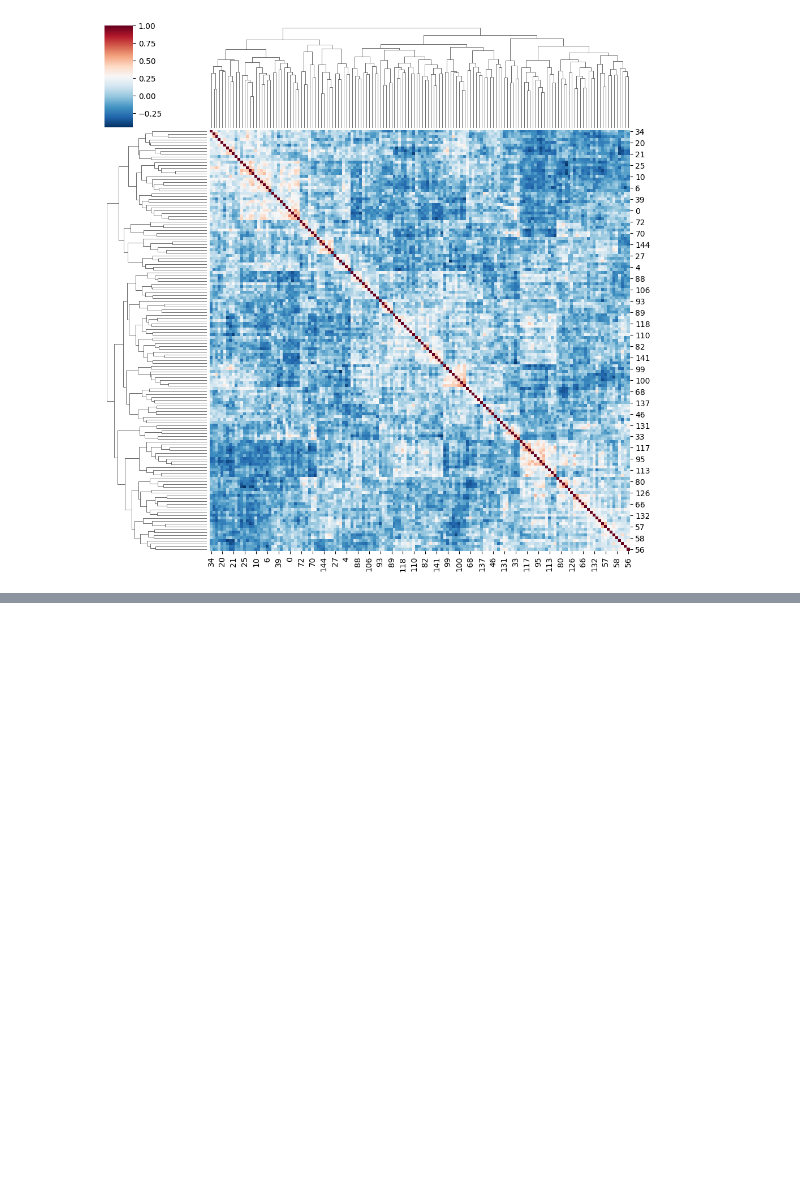
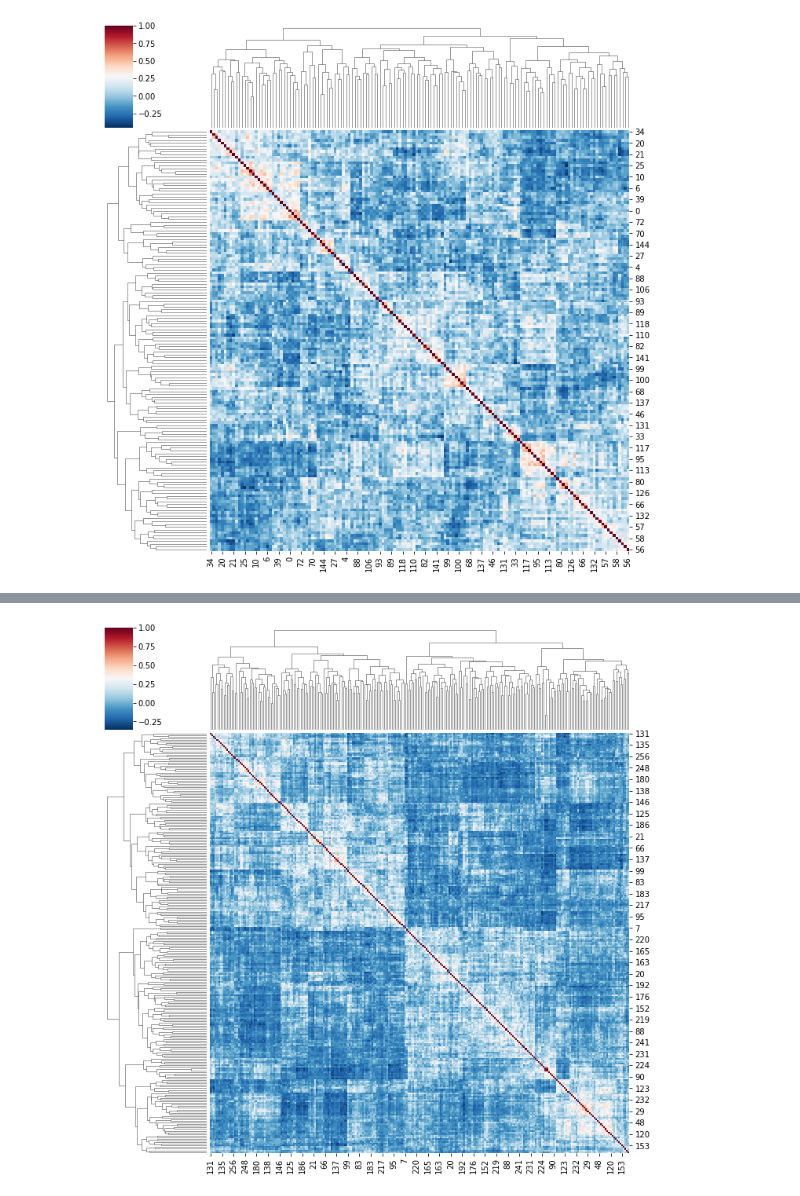
Before and after one commit to WayScience/Benchmarking_NF1_data, a Jupyter notebook: 5_analyze_data/notebooks/Heatmap_analysis/nf1_heatmap.ipynb, the cells around one changed output, grey strips where cells are left out. Drawn from its saved outputs; the diff is of its cells as text; code cells hidden in the pictures; blank space fills up the shorter version.

```diff
--- a/5_analyze_data/notebooks/Heatmap_analysis/nf1_heatmap.ipynb
+++ b/5_analyze_data/notebooks/Heatmap_analysis/nf1_heatmap.ipynb
@@ -115,0 +182,9 @@ plt.savefig(save_path, bbox_inches="tight")
+# %%
+sb.clustermap(data_trans_nuc.corr(),
+            cmap='RdBu_r',
+            )
+
+save_path = pathlib.Path("figures/correlation_clustermap_sc_dp_nuc.png")
+plt.savefig(save_path, bbox_inches="tight")
+# %% [output]
+[figure, added]
```
Also changed, not shown: parts of 20 cells of this notebook, 22 other files.
